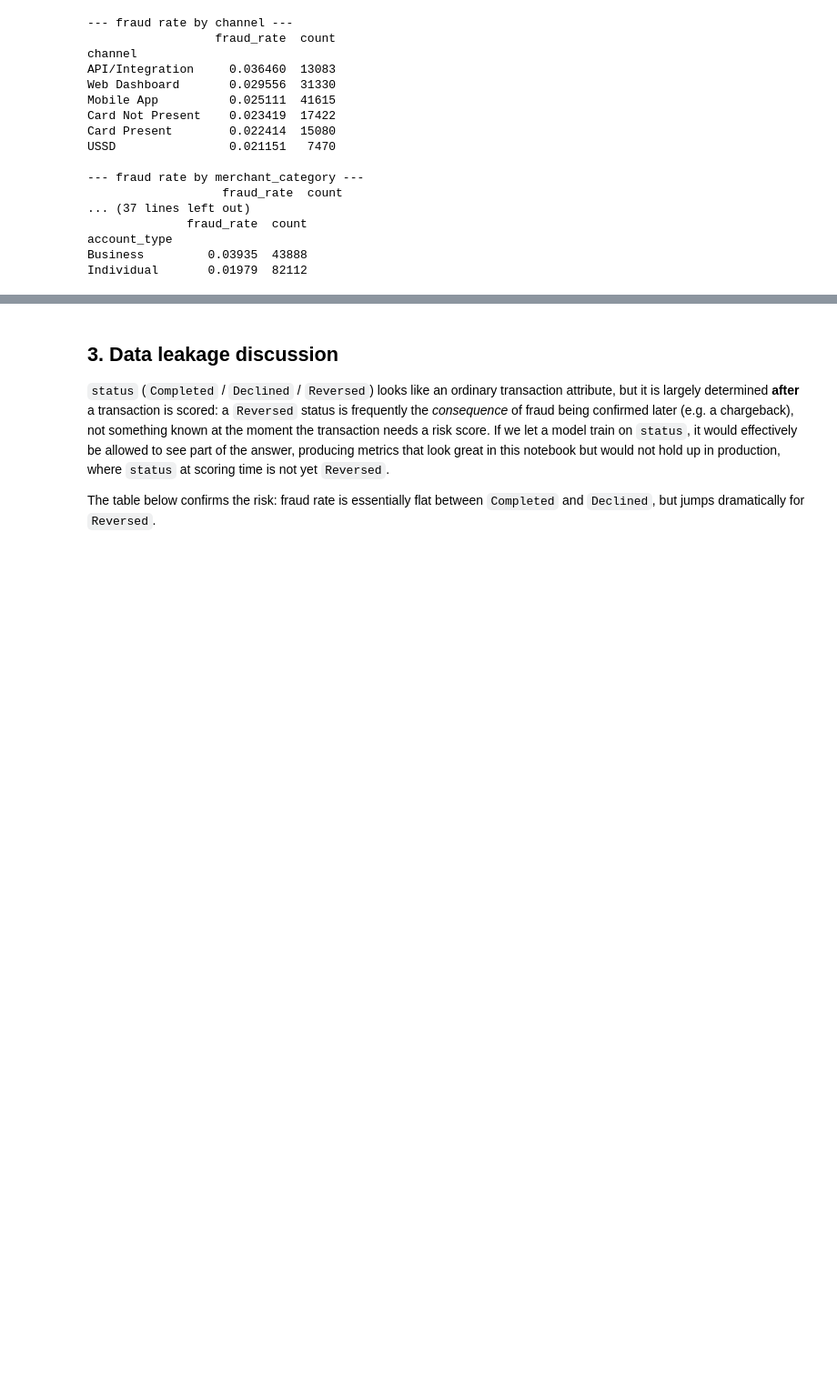
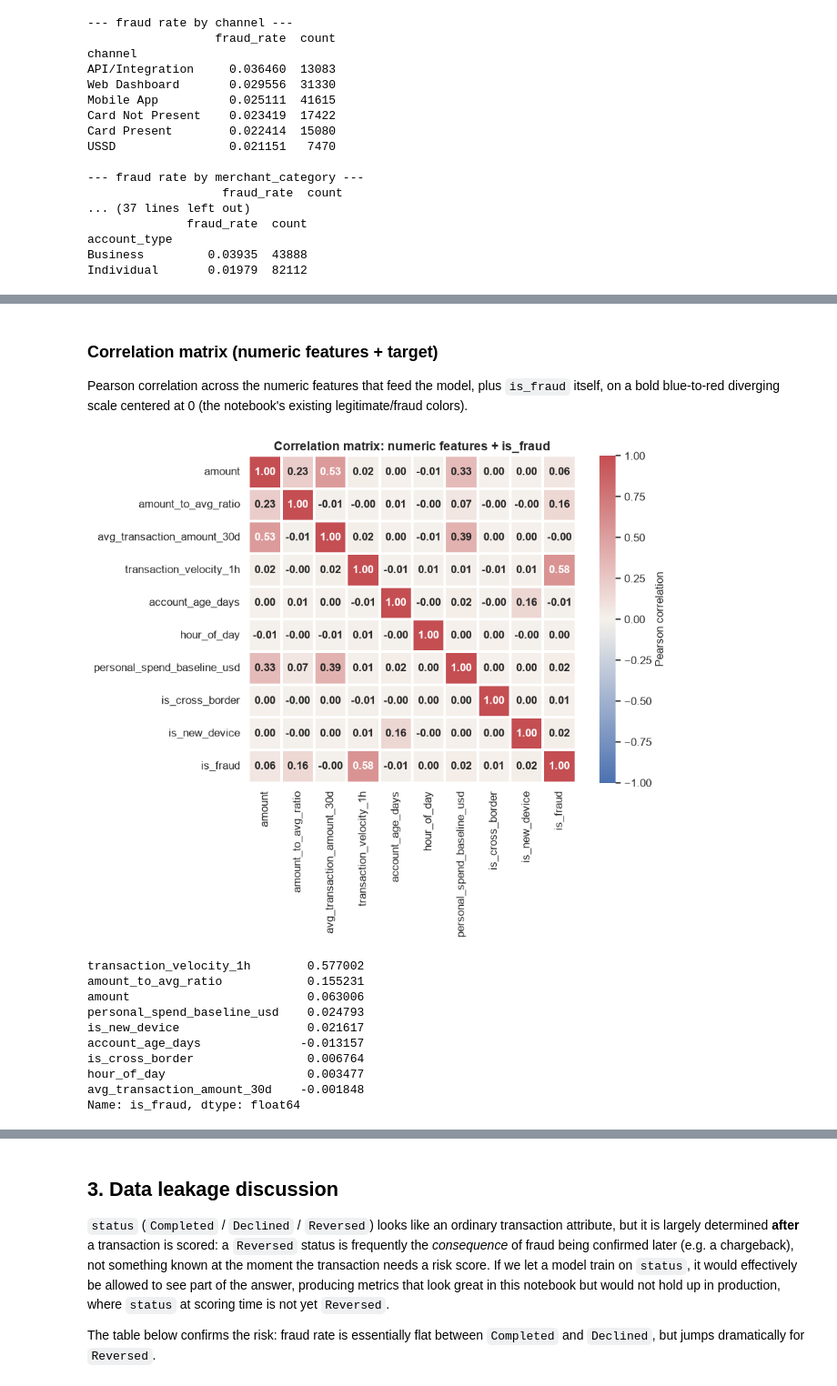
Before and after one commit to NgoziAnwuri123-create/finlora-risk-scoring, a Jupyter notebook: notebooks/fraud_risk_scoring.ipynb, the cells around one changed output, grey strips where cells are left out. Shown at 91% size. Cells and saved outputs as stored; diff of their text form; code cells hidden in the pictures; blank space fills up the shorter version.

```diff
--- a/notebooks/fraud_risk_scoring.ipynb
+++ b/notebooks/fraud_risk_scoring.ipynb
@@ -167,0 +303,46 @@ plt.show()
+# %% [markdown]
+### Correlation matrix (numeric features + target)
+
+Pearson correlation across the numeric features that feed the model, plus `is_fraud` itself, on a bold blue-to-red diverging scale centered at 0 (the notebook's existing legitimate/fraud colors).
+# %%
+from matplotlib.colors import LinearSegmentedColormap
+
+bold_diverging = LinearSegmentedColormap.from_list("finlora_bold", ["#4C72B0", "#F5F1EC", "#C44E52"])
+
+corr_cols = [
+    "amount", "amount_to_avg_ratio", "avg_transaction_amount_30d", "transaction_velocity_1h",
+    "account_age_days", "hour_of_day", "personal_spend_baseline_usd", "is_cross_border",
+]
+corr_df = df[corr_cols].copy()
+corr_df["is_new_device"] = df["is_new_device"].fillna(-1).astype(int)
+corr_df["is_fraud"] = df["is_fraud"]
+corr = corr_df.corr()
+
+fig, ax = plt.subplots(figsize=(10, 8))
+sns.heatmap(
+    corr, annot=True, fmt=".2f", cmap=bold_diverging, center=0, vmin=-1, vmax=1,
+    linewidths=1.5, linecolor="white", square=True, ax=ax,
+    annot_kws={"fontweight": "bold", "fontsize": 12},
+    cbar_kws={"label": "Pearson correlation"},
+)
+ax.set_title("Correlation matrix: numeric features + is_fraud", fontweight="bold", fontsize=14)
+ax.tick_params(labelsize=12)
+cbar = ax.collections[0].colorbar
+cbar.ax.tick_params(labelsize=12)
+cbar.set_label("Pearson correlation", fontsize=12)
+plt.tight_layout()
+plt.show()
+
+corr["is_fraud"].drop("is_fraud").sort_values(key=abs, ascending=False)
+# %% [output]
+[figure, added]
+transaction_velocity_1h        0.577002
+amount_to_avg_ratio            0.155231
+amount                         0.063006
+personal_spend_baseline_usd    0.024793
+is_new_device                  0.021617
+account_age_days              -0.013157
+is_cross_border                0.006764
+hour_of_day                    0.003477
+avg_transaction_amount_30d    -0.001848
+Name: is_fraud, dtype: float64
```
Also changed, not shown: parts of 15 cells of this notebook, 6 other files.
